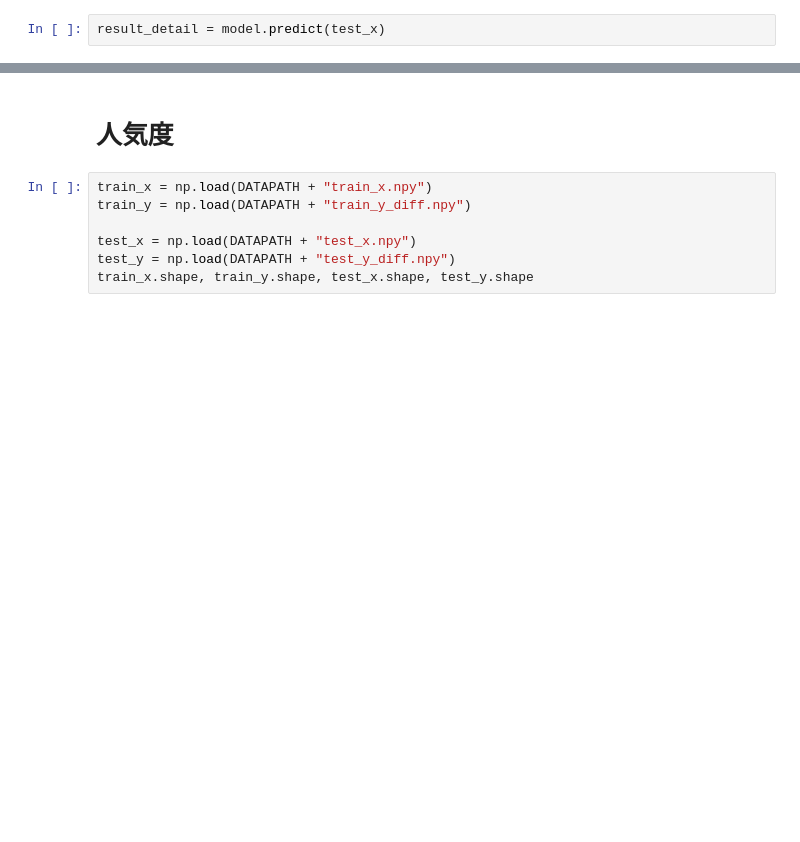
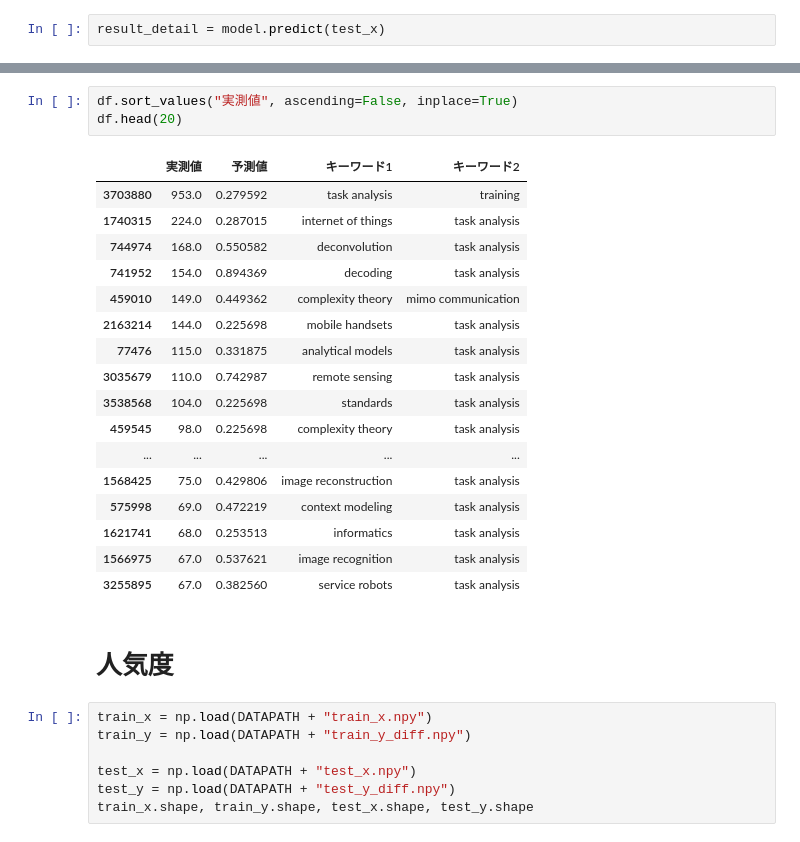
Before and after one commit to Babmuclr/trend_predict, a Jupyter notebook: src/notebooks/aminer/lightgbm.ipynb, the cells around one changed output, grey strips where cells are left out. Drawn from its saved outputs; the diff is of its cells as text; blank space fills up the shorter version.

```diff
--- a/src/notebooks/aminer/lightgbm.ipynb
+++ b/src/notebooks/aminer/lightgbm.ipynb
@@ -195,3 +198,24 @@ for i in range(N):
+# %%
+df.sort_values("実測値", ascending=False, inplace=True)
+df.head(20)
+# %% [output]
+|  | 実測値 | 予測値 | キーワード1 | キーワード2 |
+| 3703880 | 953.0 | 0.279592 | task analysis | training |
+| 1740315 | 224.0 | 0.287015 | internet of things | task analysis |
+| 744974 | 168.0 | 0.550582 | deconvolution | task analysis |
+| 741952 | 154.0 | 0.894369 | decoding | task analysis |
+| 459010 | 149.0 | 0.449362 | complexity theory | mimo communication |
+| 2163214 | 144.0 | 0.225698 | mobile handsets | task analysis |
+| 77476 | 115.0 | 0.331875 | analytical models | task analysis |
+| 3035679 | 110.0 | 0.742987 | remote sensing | task analysis |
+| 3538568 | 104.0 | 0.225698 | standards | task analysis |
+| 459545 | 98.0 | 0.225698 | complexity theory | task analysis |
+| ... | ... | ... | ... | ... |
+| 1568425 | 75.0 | 0.429806 | image reconstruction | task analysis |
+| 575998 | 69.0 | 0.472219 | context modeling | task analysis |
+| 1621741 | 68.0 | 0.253513 | informatics | task analysis |
+| 1566975 | 67.0 | 0.537621 | image recognition | task analysis |
+| 3255895 | 67.0 | 0.382560 | service robots | task analysis |
 # %% [markdown]
 # 人気度
 # %%
```
Also changed, not shown: parts of 30 cells of this notebook, 15 other files.
